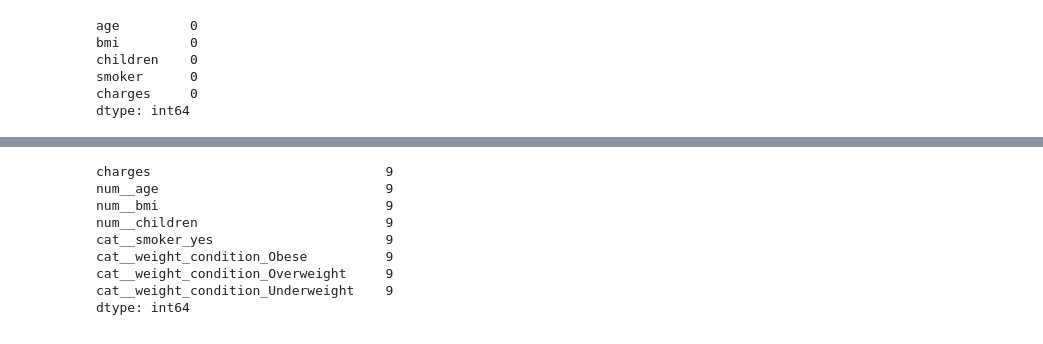
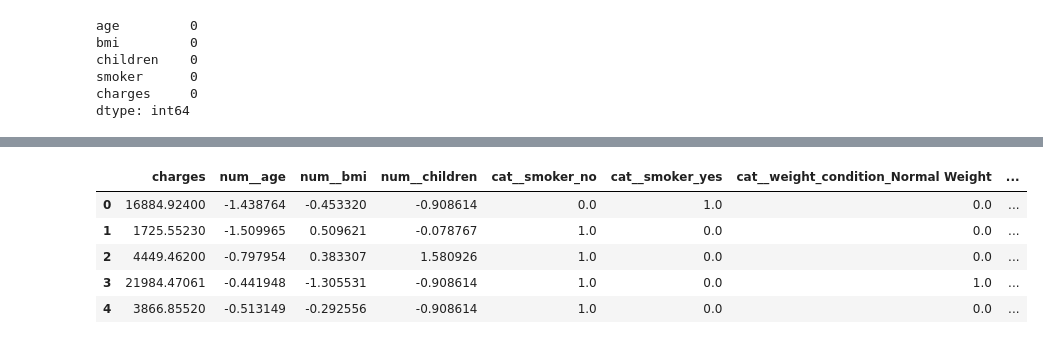
Before and after one commit to LucasBiason/IA-Studies, a Jupyter notebook: POS FIAP IA para Devs/TECH CHALLENGER - RASCUNHO/analise/rascunho.ipynb, the cells around one changed output, grey strips where cells are left out. Cells and saved outputs as stored; diff of their text form; code cells hidden in the pictures.

```diff
--- a/POS FIAP IA para Devs/TECH CHALLENGER - RASCUNHO/analise/rascunho.ipynb
+++ b/POS FIAP IA para Devs/TECH CHALLENGER - RASCUNHO/analise/rascunho.ipynb
@@ -209,15 +155,15 @@ data.head()
-# %%
-data.isnull().sum()
-# %% [output]
-charges                              9
-num__age                             9
-num__bmi                             9
-num__children                        9
-cat__smoker_yes                      9
-cat__weight_condition_Obese          9
-cat__weight_condition_Overweight     9
-cat__weight_condition_Underweight    9
-dtype: int64
+# %%
+
+base_transformed_df = pd.DataFrame(base_transformed, columns=preprocessor.get_feature_names_out())
+data = pd.concat([data['charges'], base_transformed_df], axis=1)
+data.head()
+# %% [output]
+|  | charges | num__age | num__bmi | num__children | cat__smoker_no | cat__smoker_yes | cat__weight_condition_Normal Weight | ... |
+| 0 | 16884.92400 | -1.438764 | -0.453320 | -0.908614 | 0.0 | 1.0 | 0.0 | ... |
+| 1 | 1725.55230 | -1.509965 | 0.509621 | -0.078767 | 1.0 | 0.0 | 0.0 | ... |
+| 2 | 4449.46200 | -0.797954 | 0.383307 | 1.580926 | 1.0 | 0.0 | 0.0 | ... |
+| 3 | 21984.47061 | -0.441948 | -1.305531 | -0.908614 | 1.0 | 0.0 | 1.0 | ... |
+| 4 | 3866.85520 | -0.513149 | -0.292556 | -0.908614 | 1.0 | 0.0 | 0.0 | ... |
 # %%
 # Matriz de correlação
 correlation_matrix = data.corr()
```
Also changed, not shown: parts of 9 cells of this notebook, 3 other files.
